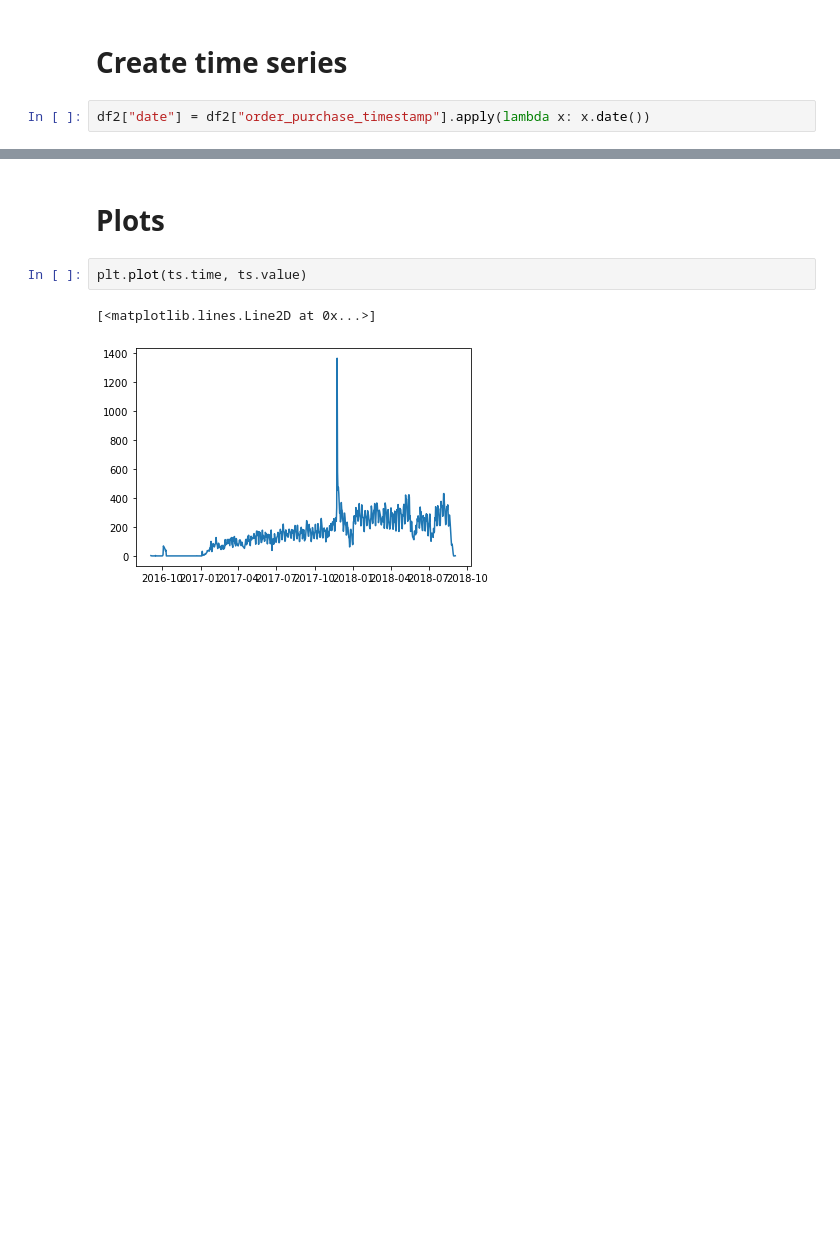
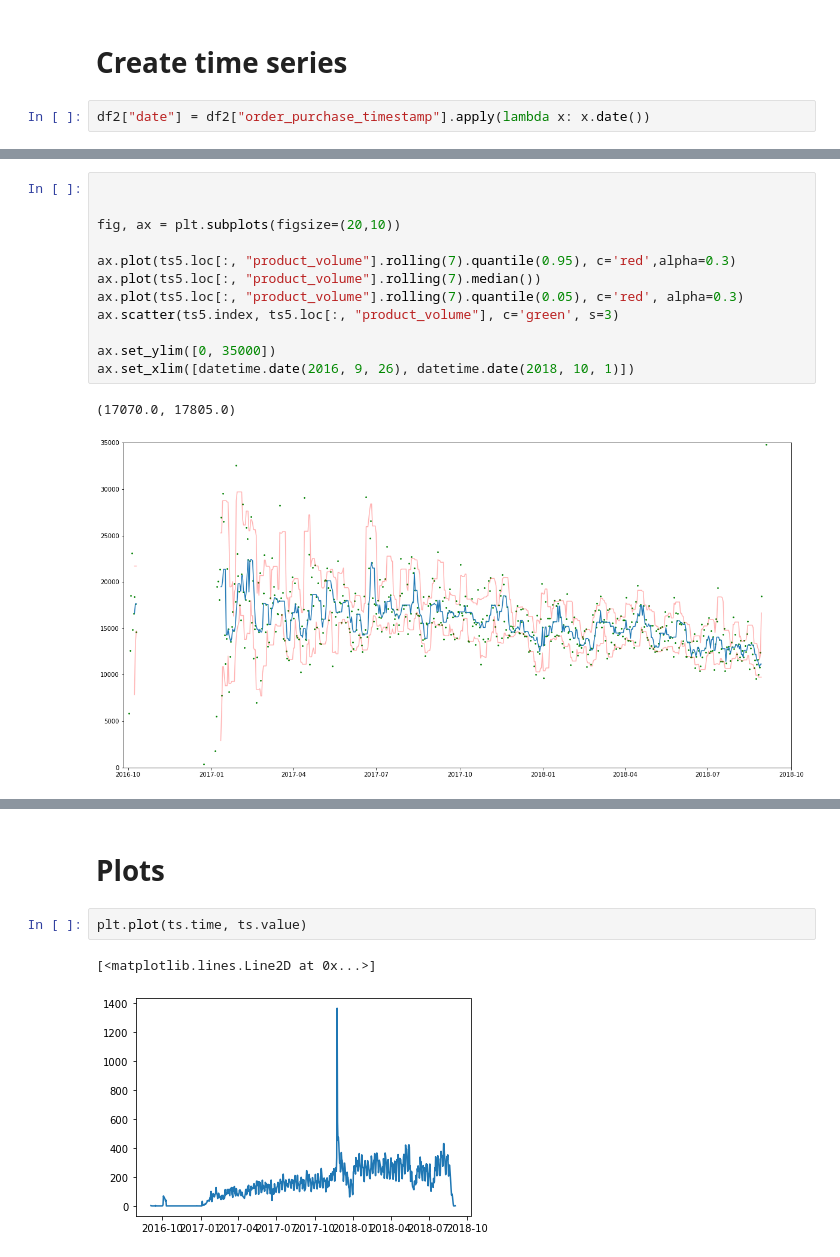
Before and after one commit to finloop/data-science-notebooks, a Jupyter notebook: e_commerce/e-commerce-time-series.ipynb, the cells around one changed output, grey strips where cells are left out. Saved outputs shown, nothing was run; the diff lists cells and outputs as text; blank space fills up the shorter version.

```diff
--- a/e_commerce/e-commerce-time-series.ipynb
+++ b/e_commerce/e-commerce-time-series.ipynb
@@ -74,0 +158,15 @@ df2["date"] = df2["order_purchase_timestamp"].apply(lambda x: x.date())
+# %%
+
+
+fig, ax = plt.subplots(figsize=(20,10))
+
+ax.plot(ts5.loc[:, "product_volume"].rolling(7).quantile(0.95), c='red',alpha=0.3)
+ax.plot(ts5.loc[:, "product_volume"].rolling(7).median())
+ax.plot(ts5.loc[:, "product_volume"].rolling(7).quantile(0.05), c='red', alpha=0.3)
+ax.scatter(ts5.index, ts5.loc[:, "product_volume"], c='green', s=3)
+
+ax.set_ylim([0, 35000])
+ax.set_xlim([datetime.date(2016, 9, 26), datetime.date(2018, 10, 1)])
+# %% [output]
+(17070.0, 17805.0)
+[figure, added]
```
Also changed, not shown: parts of 33 cells of this notebook.
